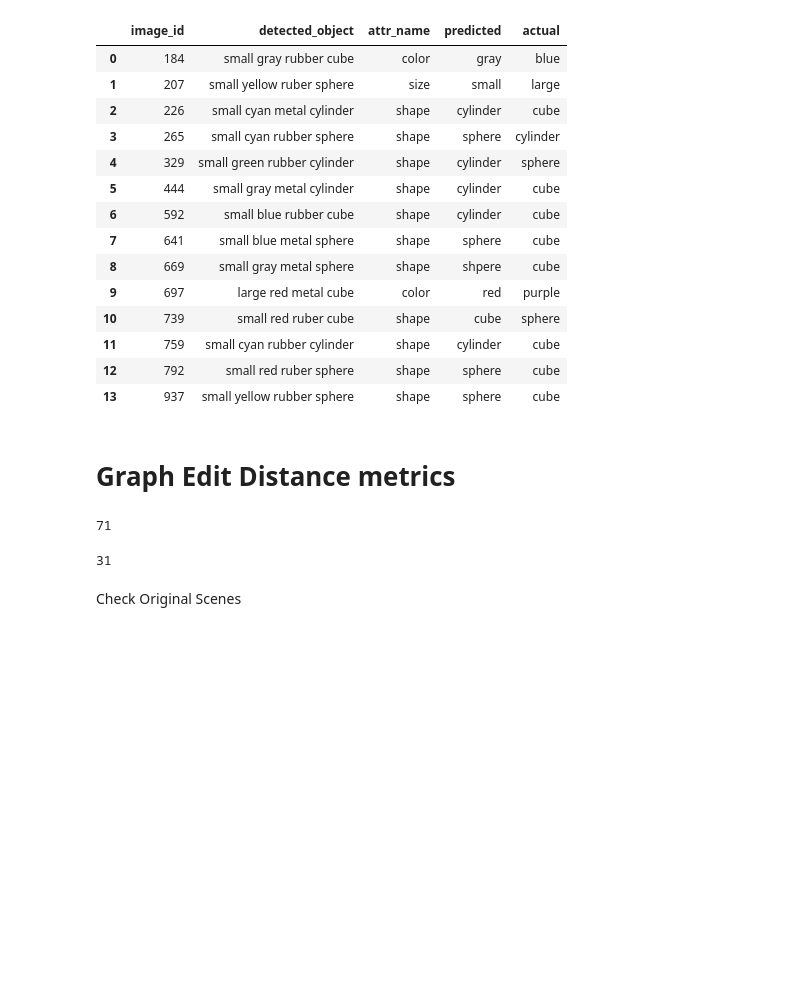
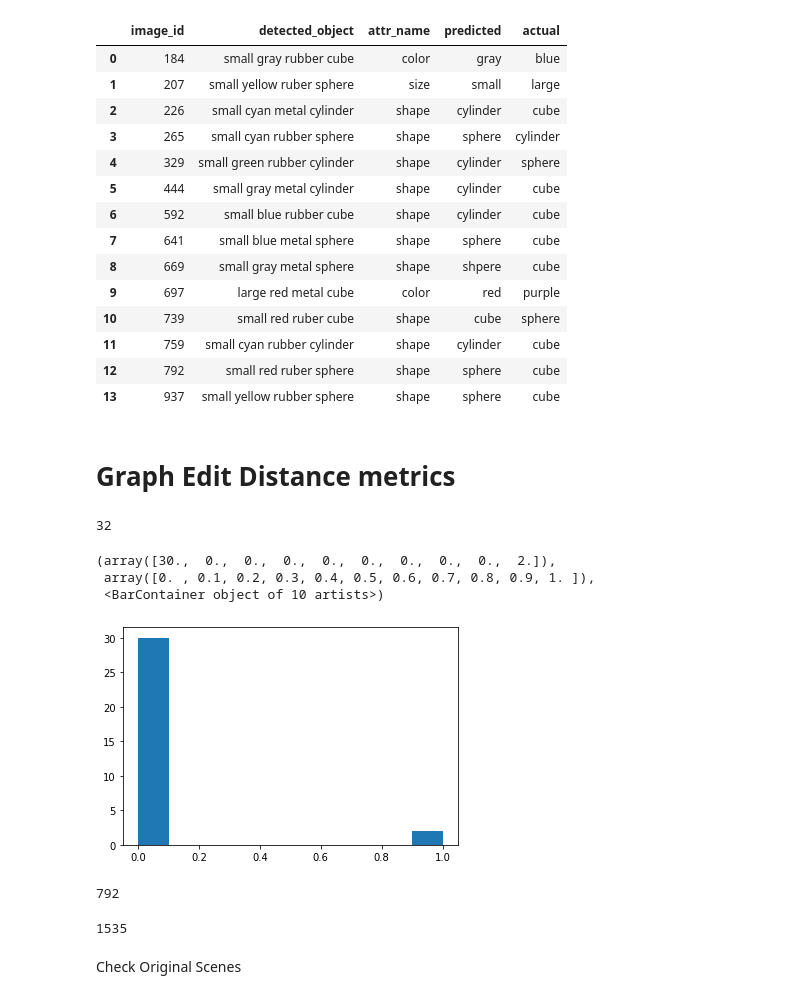
Before and after one commit to 20001LastOrder/Clevr-Relational, a Jupyter notebook: measurements/scene_graph_solver.ipynb, the cells around one changed output. Drawn from its saved outputs; the diff is of its cells as text; code cells hidden in the pictures; blank space fills up the shorter version.

```diff
--- a/measurements/scene_graph_solver.ipynb
+++ b/measurements/scene_graph_solver.ipynb
@@ -181,10 +181,10 @@ error_df
 from scene_graph_transformer import get_concrete_scene_graph, get_simple_concrete_attributes
 from tqdm import tqdm
 # %%
-scenes = read_json('../results/clevr_val/rel_scenes.json')['scenes']
+scenes = read_json('../results/clevr_val_v2/rel_scenes.json')['scenes']
 gt_scenes = read_json('G:/My Drive/Research/data/Original/scenes.json')['scenes']
 schema = read_json('G:/My Drive/Research/data/Clevr_mini/clevr_attr_map.json')
-con_scenes = read_json('../results/clevr_val/rel_scenes_consistent.json')['scenes']
+con_scenes = read_json('../results/clevr_val_v2/rel_scenes_consistent.json')['scenes']
 # %%
 concrete_scenes = [get_concrete_scene_graph(scene, schema) for scene in scenes]
 gt_scenes = [process_gt_scenes(scene, schema) for scene in gt_scenes]
@@ -195,13 +193,36 @@ error_maps = error_classification_for_scenes(concrete_scenes, gt_scenes, schema[
+# %%
+error_maps = error_classification_for_scenes(con_scenes, gt_scenes, schema['relations'])
+
+# count = 0
+# num_nodes = []
+# for scene, gt_scene in zip(con_scenes, gt_scenes):
+#     graph, gt_graph = convert_to_nx_di(scene, schema['relations']), convert_to_nx_di(gt_scene, schema['relations'])
+#     if len(graph.nodes) != len(gt_graph.nodes):
+#         num_nodes.append(len(graph.nodes))
+#         count += 1
+#
+# print(count)
 # %%
 len(error_maps)
 # %% [output]
-71
+32
+# %%
+plt.hist([len(e['more_objects']) for e in error_maps])
+# %% [output]
+(array([30.,  0.,  0.,  0.,  0.,  0.,  0.,  0.,  0.,  2.]),
+ array([0. , 0.1, 0.2, 0.3, 0.4, 0.5, 0.6, 0.7, 0.8, 0.9, 1. ]),
+ <BarContainer object of 10 artists>)
+[figure, added]
+# %%
+len([e for e in error_maps if len(e['relationship_errors']) > 0])
+# %% [output]
+792
 # %%
 error_maps = error_classification_for_scenes(con_scenes, gt_scenes, schema['relations'])
 # %%
 len(error_maps)
 # %% [output]
-31
+1535
 # %% [markdown]
 Check Original Scenes
 # %%
```
Also changed, not shown: parts of 3 cells of this notebook, 4 other files.
